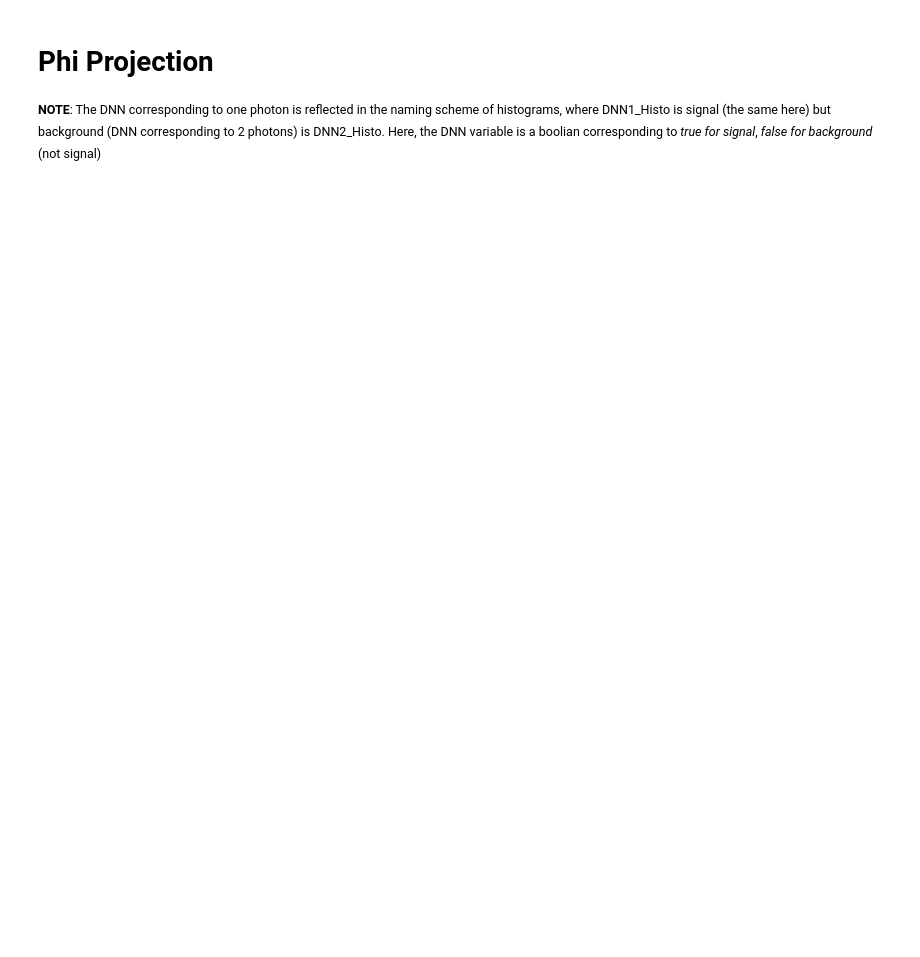
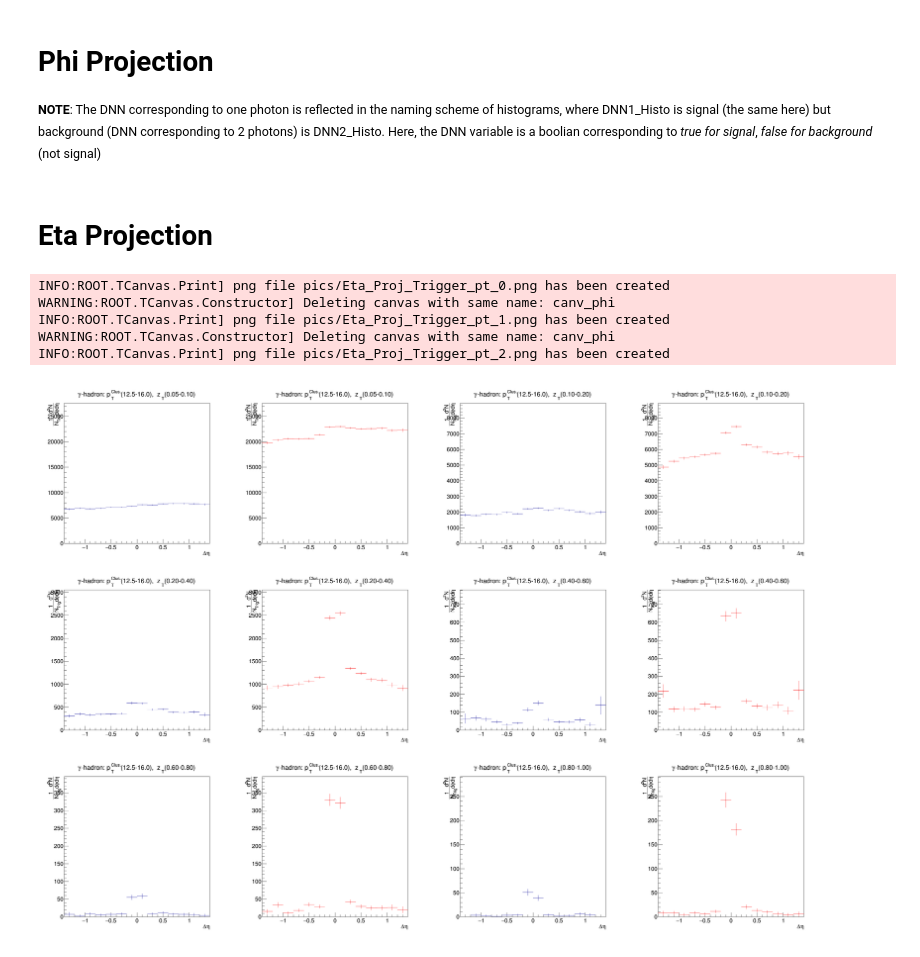
Before and after one commit to miguelignacio/CorrelationAnalysis, a Jupyter notebook: NtupleAnalysis/2D_Correlations.ipynb, the cells around one changed output. Cells and saved outputs as stored; diff of their text form; code cells hidden in the pictures; blank space fills up the shorter version.

```diff
--- a/NtupleAnalysis/2D_Correlations.ipynb
+++ b/NtupleAnalysis/2D_Correlations.ipynb
@@ -44,7 +44,7 @@ pTbins = [10, 11, 12.5, 16]
 def Plot1D (histo, ptbin, ztbin,DNN_Bool):
     histo.SetTitle("#gamma-hadron: p_{T}^{Clus.}(%1.1f-%1.1f),  z_{T}(%1.2f-%1.2f)"
                    %(pTbins[ptbin],pTbins[ptbin+1],zTbins[ztbin],zTbins[ztbin+1]))
-    histo.GetXaxis().SetTitle("#Delta#phi")
+    histo.GetXaxis().SetTitle("#Delta#eta")
     histo.GetYaxis().SetTitle("#frac{1}{N_{Trig}}#frac{d^{2}N}{d#phid#eta}")
     histo.GetYaxis().SetTitleOffset(1)
     ROOT.gStyle.SetOptStat("")
@@ -138,3 +137,5 @@ def GetPhiProj(filename, ipt, izt, Signal_DNN=True):
 
     file.Close()
     return PhiProjection
+# %% [markdown]
+# Eta Projection
@@ -140,0 +165,53 @@ def GetPhiProj(filename, ipt, izt, Signal_DNN=True):
+# %%
+for ptbin in range(3):
+    canvases = ROOT.TCanvas("canv_phi","canv_phi",3500,2500)
+    canvases.Divide(4,3)
+
+    for ztbin in range(6):
+
+        #grab
+        hsig = GetEtaProj(RootFile,ptbin,ztbin,True) #no subtraction, change DNN
+        hbkg = GetEtaProj(RootFile,ptbin,ztbin,False)
+
+        #same scale
+        ymax = 1.2*max(hsig.GetMaximum(),hbkg.GetMaximum())
+        hsig.GetYaxis().SetRangeUser(0,ymax)
+        hbkg.GetYaxis().SetRangeUser(0,ymax)
+
+        #Signal
+        canvases.cd(ztbin*2+1)
+        hsig.Draw()
+
+        #Sig_ZYAM= ZYAM_Line(hsig) #Change to UnCorr_Line, swith to high rapidity
+        #Sig_ZYAM.Draw("same")
+        #LE_sig,legend = GetLEProj(RootFile, ptbin, ztbin,True)
+        #LE_Line,temp = GetLE_Line(LE_sig)
+        #legend.AddEntry(Sig_ZYAM, "ZYAM","l")
+        #LE_sig.Draw("same")
+        hsig.Draw("same")
+        #legend.AddEntry(hsig,"High DNN","l")
+        #legend.Draw("same")
+
+        #Background
+        canvases.cd(ztbin*2+2)
+        hbkg.Draw()
+        #BKG_ZYAM = ZYAM_Line(hbkg)
+        #BKG_ZYAM.Draw("same")
+        #LE_bkg,legend = GetLEProj(RootFile, ptbin, ztbin, False)
+        #LE_bkg_Line,temp = GetLE_Line(LE_bkg)
+        #legend.AddEntry(BKG_ZYAM, "ZYAM","l")
+        #LE_bkg.Draw("same")
+        hbkg.Draw("same")
+        #legend.AddEntry(hbkg,"Low DNN","l")
+        #legend.Draw("same")
+
+    canvases.Draw()
+    canvases.SaveAs("pics/Eta_Proj_Trigger_pt_%i.png"%(ptbin))
+#myText(.2,.2,"hello_%i"%number,1)
+# %% [output]
+INFO:ROOT.TCanvas.Print] png file pics/Eta_Proj_Trigger_pt_0.png has been created
+WARNING:ROOT.TCanvas.Constructor] Deleting canvas with same name: canv_phi
+INFO:ROOT.TCanvas.Print] png file pics/Eta_Proj_Trigger_pt_1.png has been created
+WARNING:ROOT.TCanvas.Constructor] Deleting canvas with same name: canv_phi
+INFO:ROOT.TCanvas.Print] png file pics/Eta_Proj_Trigger_pt_2.png has been created
+[figure, added]
```
Also changed, not shown: parts of 6 cells of this notebook, 10 other files.
